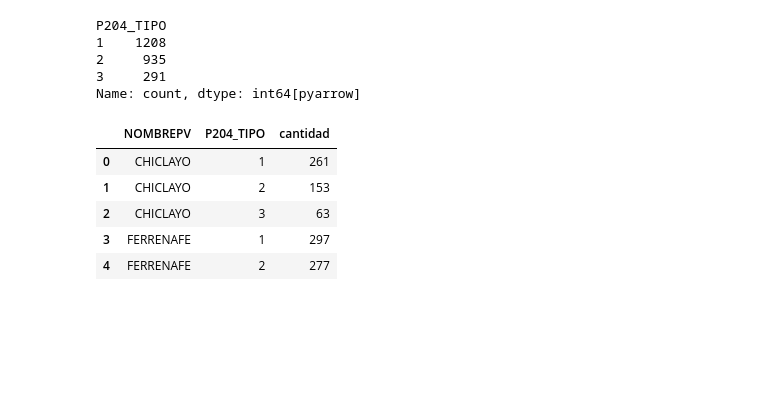
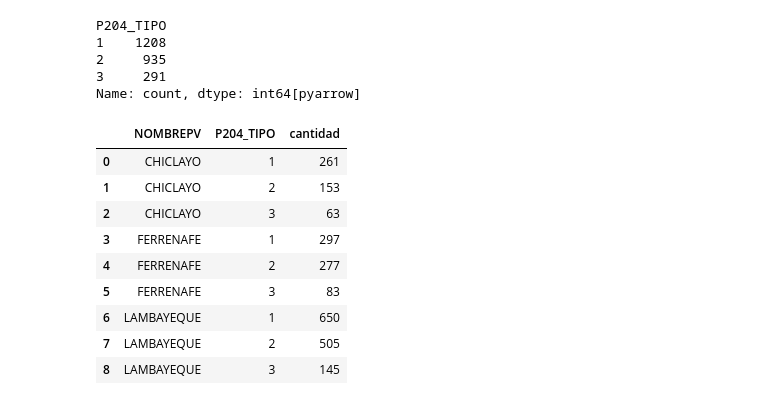
Before and after one commit to matiasrg/Proyecto-PCDA, a Jupyter notebook: scripts/02_CAP200AB.ipynb, the cells around one changed output. Drawn from its saved outputs; the diff is of its cells as text; code cells hidden in the pictures; blank space fills up the shorter version.

```diff
--- a/scripts/02_CAP200AB.ipynb
+++ b/scripts/02_CAP200AB.ipynb
@@ -406,16 +406,20 @@ Name: count, dtype: int64[pyarrow]
 # %%
 resumen_tipo_cultivo_lam = (
     df_lambayeque
     .groupby(["NOMBREPV", "P204_TIPO"])
     .size()
     .reset_index(name="cantidad")
 )
 
-resumen_tipo_cultivo_lam.head()
+resumen_tipo_cultivo_lam.head(9)
 # %% [output]
 |  | NOMBREPV | P204_TIPO | cantidad |
 | 0 | CHICLAYO | 1 | 261 |
 | 1 | CHICLAYO | 2 | 153 |
 | 2 | CHICLAYO | 3 | 63 |
 | 3 | FERRENAFE | 1 | 297 |
 | 4 | FERRENAFE | 2 | 277 |
+| 5 | FERRENAFE | 3 | 83 |
+| 6 | LAMBAYEQUE | 1 | 650 |
+| 7 | LAMBAYEQUE | 2 | 505 |
+| 8 | LAMBAYEQUE | 3 | 145 |
```
Also changed, not shown: parts of 14 cells of this notebook, 2 other files.
